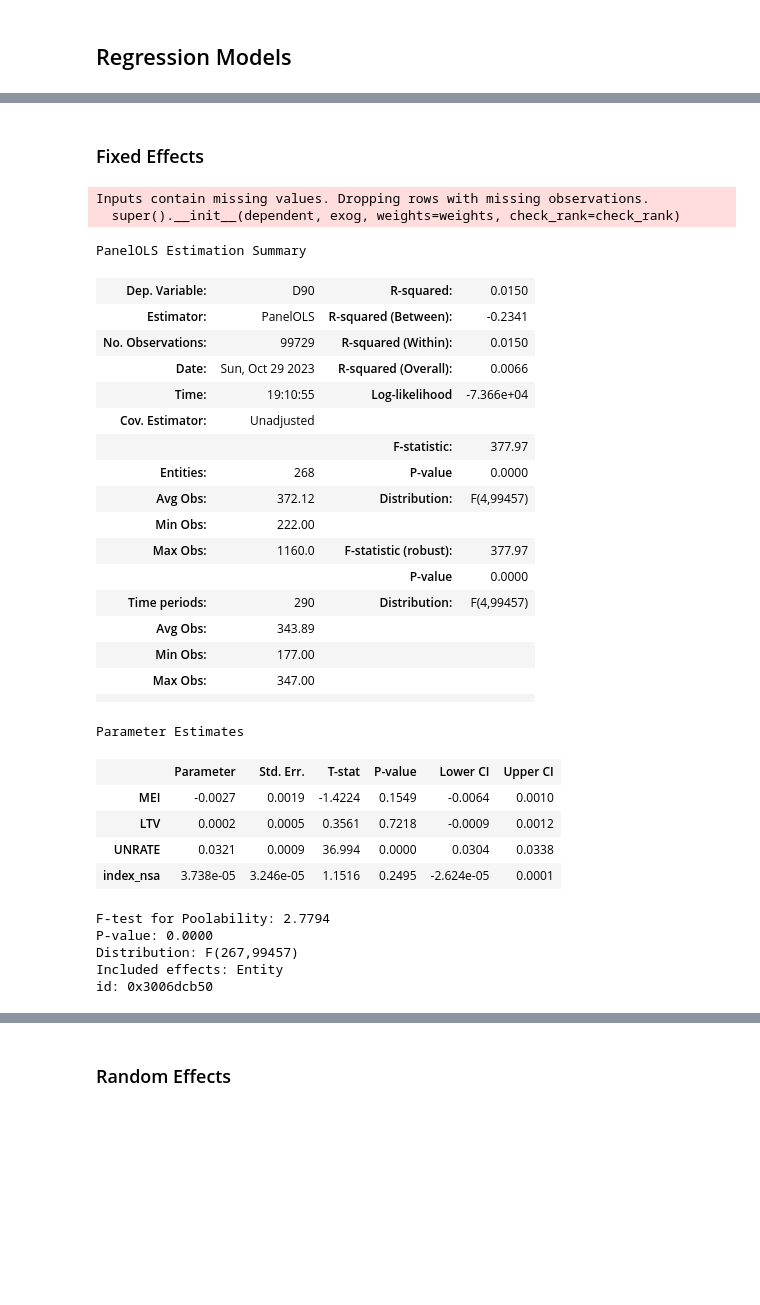
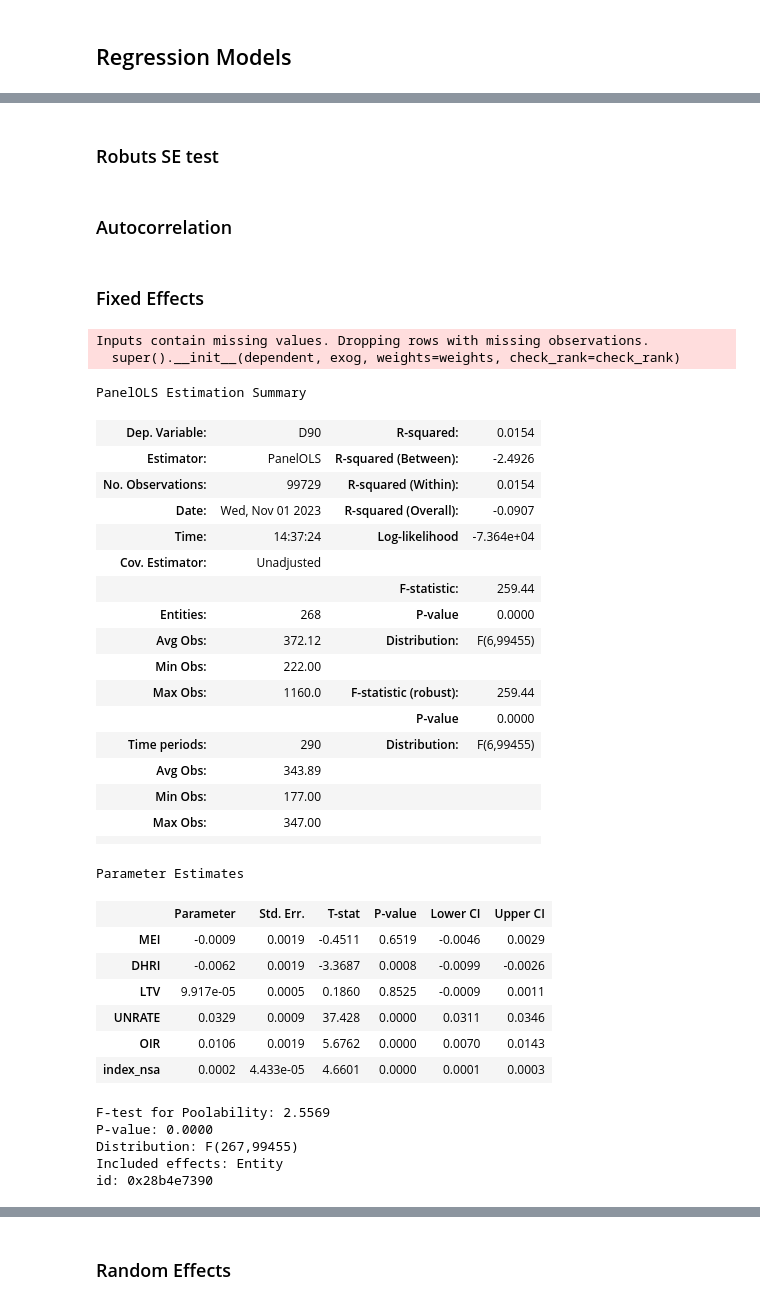
Before and after one commit to yannickpichardo/master_thesis, a Jupyter notebook: combine_data.ipynb, the cells around one changed output, grey strips where cells are left out. Drawn from its saved outputs; the diff is of its cells as text; code cells hidden in the pictures; blank space fills up the shorter version.

```diff
--- a/combine_data.ipynb
+++ b/combine_data.ipynb
@@ -187,10 +220,10 @@ aggregated = dd.read_parquet('../Data/aggregated.parquet')
 hpi_master = pd.read_excel('../Data/HPI_master.xls', dtype={'place_id': str, 'yr': int, 'period': int, 'index_nsa': float, 'quarter': str})
 #keep place_id, yr, period and index_nsa
 hpi_master = hpi_master[['place_id', 'yr', 'period', 'index_nsa', 'quarter']]
-#add period column to aggregated for each quarter
-aggregated['quarter'] = aggregated['Date'].dt.year.astype(str) + "Q" + aggregated['Date'].dt.quarter.astype(str)
-#merge aggregated and hpi_master on place_id and period only keeping index_nsa
-aggregated = aggregated.merge(hpi_master, left_on=['MSA','quarter'], right_on=['place_id', 'quarter'], how='left')
+#add period column to aggregated_df for each quarter
+aggregated_df['quarter'] = aggregated_df['Date'].dt.year.astype(str) + "Q" + aggregated_df['Date'].dt.quarter.astype(str)
+#merge aggregated_df and hpi_master on place_id and period only keeping index_nsa
+aggregated_df = aggregated_df.merge(hpi_master, left_on=['MSA','quarter'], right_on=['place_id', 'quarter'], how='left')
 
 ####Missing 2023q1 of 48060 and 13220. Moreover missing data from 19260 and 41780. Thats all!
 # %% [markdown]
@@ -205,5 +238,5 @@ FROM enso_mei;
 enso_mei = pd.read_sql_query(query, conn)
 enso_mei['Date'] = pd.to_datetime(enso_mei['Date'])
 #merge enso_mei with aggregated_df
-aggregated = aggregated.merge(enso_mei, on='Date', how='left')
+aggregated_df = aggregated_df.merge(enso_mei, on='Date', how='left')
 # %% [markdown]
@@ -215,4 +248,4 @@ unrate = pd.read_csv('../Data/UNRATE.csv', sep=';')
 unrate['Date'] = pd.to_datetime(unrate['DATE'], format= '%d/%m/%Y')
 #Only merge UNRATE column with aggregated_df
 unrate = unrate[['Date', 'UNRATE']]
-aggregated = aggregated.merge(unrate, how='left', on='Date')
+aggregated_df = aggregated_df.merge(unrate, how='left', on='Date')
@@ -237,9 +254,10 @@ Index(['UNQ_LSN', 'P_TYPE_MOST_FREQ', 'D90', 'D180', 'CLDS', 'AGE', 'CIR',
 # %%
 from linearmodels.panel import PanelOLS, RandomEffects
 # Convert the dataset into a panel structure
-fm_agg_model = aggregated.set_index(['MSA', 'Date'])
+fm_agg_model = aggregated_df.set_index(['MSA', 'Date'])
 
 # Define dependent variable and independent variables
 dependent_var = fm_agg_model['D90']*100
-fm_agg_model['DHRI'] = fm_agg_model['MEI'] * ((fm_agg_model['HRCN_EALS']- fm_agg_model['HRCN_EALS'].mean()) / fm_agg_model['HRCN_EALS'].std())
+fm_agg_model['DHRI'] = fm_agg_model['MEI'] * ((fm_agg_model['HRCN_HLRA']- fm_agg_model['HRCN_HLRA'].mean()) / fm_agg_model['HRCN_HLRA'].std())
+fm_agg_model['DHRI2'] = fm_agg_model['MEI'] * fm_agg_model['HRCN_EALS']
 fm_agg_model['MEI2'] = fm_agg_model['MEI']**2
@@ -246,41 +341,47 @@ fm_agg_model['MEI2'] = fm_agg_model['MEI']**2
+# %% [markdown]
+### Robuts SE test
+# %% [markdown]
+### Autocorrelation
 # %% [markdown]
 ### Fixed Effects
 # %%
 # Run a fixed effects regression
-exog_vars = ['MEI','LTV', 'UNRATE', 'index_nsa']
+exog_vars = ['MEI','DHRI','LTV', 'UNRATE', 'OIR','index_nsa']
 exog = fm_agg_model[exog_vars]
 mod_fe = PanelOLS(dependent_var, exog, entity_effects=True)
 fe_res = mod_fe.fit()
 fe_res
 # %% [output]
 Inputs contain missing values. Dropping rows with missing observations.
   super().__init__(dependent, exog, weights=weights, check_rank=check_rank)
 PanelOLS Estimation Summary
-| Dep. Variable: | D90 | R-squared: | 0.0150 |
-| Estimator: | PanelOLS | R-squared (Between): | -0.2341 |
-| No. Observations: | 99729 | R-squared (Within): | 0.0150 |
-| Date: | Sun, Oct 29 2023 | R-squared (Overall): | 0.0066 |
-| Time: | 19:10:55 | Log-likelihood | -7.366e+04 |
+| Dep. Variable: | D90 | R-squared: | 0.0154 |
+| Estimator: | PanelOLS | R-squared (Between): | -2.4926 |
+| No. Observations: | 99729 | R-squared (Within): | 0.0154 |
+| Date: | Wed, Nov 01 2023 | R-squared (Overall): | -0.0907 |
+| Time: | 14:37:24 | Log-likelihood | -7.364e+04 |
 | Cov. Estimator: | Unadjusted |  |  |
-|  |  | F-statistic: | 377.97 |
+|  |  | F-statistic: | 259.44 |
 | Entities: | 268 | P-value | 0.0000 |
-| Avg Obs: | 372.12 | Distribution: | F(4,99457) |
+| Avg Obs: | 372.12 | Distribution: | F(6,99455) |
 | Min Obs: | 222.00 |  |  |
-| Max Obs: | 1160.0 | F-statistic (robust): | 377.97 |
+| Max Obs: | 1160.0 | F-statistic (robust): | 259.44 |
 |  |  | P-value | 0.0000 |
-| Time periods: | 290 | Distribution: | F(4,99457) |
+| Time periods: | 290 | Distribution: | F(6,99455) |
 | Avg Obs: | 343.89 |  |  |
 | Min Obs: | 177.00 |  |  |
 | Max Obs: | 347.00 |  |  |
 |  |  |  |  |
 Parameter Estimates
 |  | Parameter | Std. Err. | T-stat | P-value | Lower CI | Upper CI |
-| MEI | -0.0027 | 0.0019 | -1.4224 | 0.1549 | -0.0064 | 0.0010 |
-| LTV | 0.0002 | 0.0005 | 0.3561 | 0.7218 | -0.0009 | 0.0012 |
-| UNRATE | 0.0321 | 0.0009 | 36.994 | 0.0000 | 0.0304 | 0.0338 |
-| index_nsa | 3.738e-05 | 3.246e-05 | 1.1516 | 0.2495 | -2.624e-05 | 0.0001 |
+| MEI | -0.0009 | 0.0019 | -0.4511 | 0.6519 | -0.0046 | 0.0029 |
+| DHRI | -0.0062 | 0.0019 | -3.3687 | 0.0008 | -0.0099 | -0.0026 |
+| LTV | 9.917e-05 | 0.0005 | 0.1860 | 0.8525 | -0.0009 | 0.0011 |
+| UNRATE | 0.0329 | 0.0009 | 37.428 | 0.0000 | 0.0311 | 0.0346 |
+| OIR | 0.0106 | 0.0019 | 5.6762 | 0.0000 | 0.0070 | 0.0143 |
+| index_nsa | 0.0002 | 4.433e-05 | 4.6601 | 0.0000 | 0.0001 | 0.0003 |
-F-test for Poolability: 2.7794
+F-test for Poolability: 2.5569
 P-value: 0.0000
-Distribution: F(267,99457)
+Distribution: F(267,99455)
 Included effects: Entity
-id: 0x3006dcb50
+id: 0x28b4e7390
```
Also changed, not shown: parts of 48 cells of this notebook.
